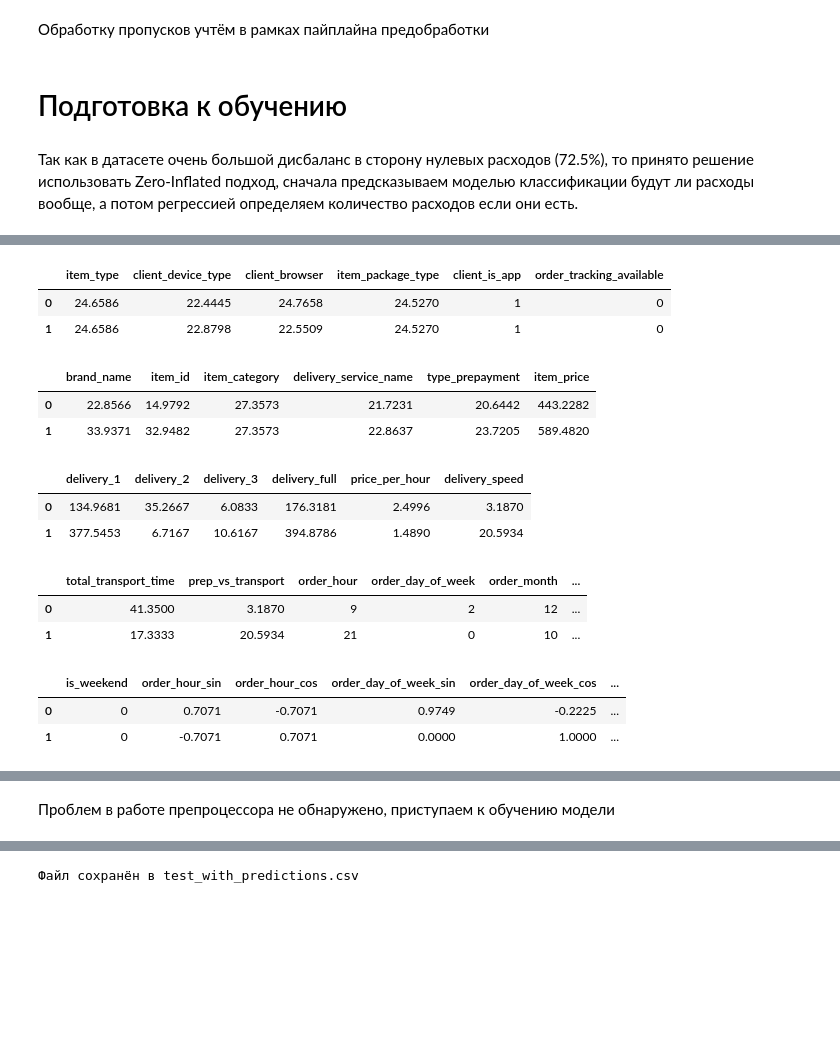
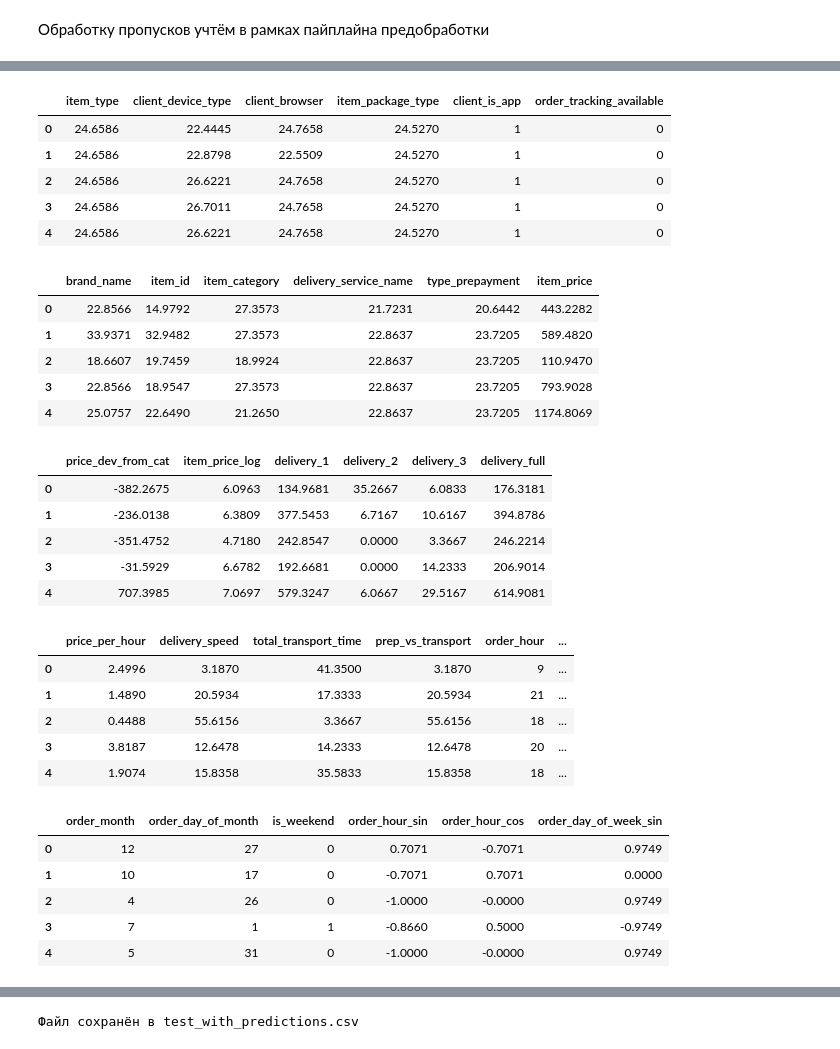
Before and after one commit to PSImera/tz_tutu_ds, a Jupyter notebook: tz_tutu_ds.ipynb, the cells around one changed output, grey strips where cells are left out. Saved outputs shown, nothing was run; the diff lists cells and outputs as text; code cells hidden in the pictures; blank space fills up the shorter version.

Commit message:
only 1 zir model, 3 regressors, new plots, price features, other small fixes

```diff
--- a/tz_tutu_ds.ipynb
+++ b/tz_tutu_ds.ipynb
@@ -186,8 +205,4 @@ memory usage: 14.3+ MB
 |  | item_category | delivery_service_name | type_prepayment | item_price |
 | 0 | 5554bea4-f3cd-4432-bb13-73698f52de88 | eec00286-b56b-44b0-8882-7b7022355a8f | 0 | 630.3887 |
 | 1 | 25f9f297-40a8-45d9-bb67-4b0f6dad1315 | 5c8a6701-853f-4721-86f0-86e79f7220c4 | 1 | 1436.8475 |
-# %%
-# Удалим технический столбец
-df_train = df_train.drop(columns=["Unnamed: 0"])
-df_test = df_test.drop(columns=["Unnamed: 0"])
 # %%
@@ -315,0 +404,3 @@ print(f'Максимальная длинна списка ключевых сл
+# %%
+mean_prices = df_train.groupby('item_category')['item_price'].transform('mean')
+df_train['price_dev_from_cat'] = df_train['item_price'] - mean_prices
@@ -552,4 +692,0 @@ class BoolToNumTransformer(BaseEstimator, TransformerMixin):
-# %% [markdown]
-# Подготовка к обучению
-# %% [markdown]
-Так как в датасете очень большой дисбаланс в сторону нулевых расходов (72.5%), то принято решение использовать Zero-Inflated подход, сначала предсказываем моделью классификации будут ли расходы вообще, а потом регрессией определяем количество расходов если они есть.
@@ -607,20 +699,42 @@ categorial_fetures = [
     ]
 
 preprocessor = Pipeline([
+    ('price_features', PriceFeatureExtractor(price_col='item_price', groupby_col='item_category')),
     ('date_features', DateFeatureExtractor(['order_date', 'stock_departure_date', 'delivery_service_departure_date', 'client_arrival_date'])),
     ('geographic_features', GeographicFeatureExtractor(['departure_country', 'arrival_country', 'departure_region', 'arrival_region', 'departure_city', 'arrival_city'])),
     ('order_features', OrderFeatureExtractor('order_id')),
     ('keywords_features', KeywordsFeatureExtractor('client_keywords')),
     ('bool_to_num', BoolToNumTransformer(['client_is_app'])),
-    ('categorical_encoder', TargetEncoder(cols=categorial_fetures))
+    ('categorical_encoder', TargetEncoder(cols=categorial_fetures)),
+    ('cols_droper', ColsDroper(['Unnamed: 0'])),
 ])
+preprocessor_catboost = Pipeline([
+    ('price_features', PriceFeatureExtractor(price_col='item_price', groupby_col='item_category')),
+    ('date_features', DateFeatureExtractor(['order_date', 'stock_departure_date', 'delivery_service_departure_date', 'client_arrival_date'])),
+    ('geographic_features', GeographicFeatureExtractor(['departure_country', 'arrival_country', 'departure_region', 'arrival_region', 'departure_city', 'arrival_city'])),
+    ('order_features', OrderFeatureExtractor('order_id')),
+    ('keywords_features', KeywordsFeatureExtractor('client_keywords')),
+    ('bool_to_num', BoolToNumTransformer(['client_is_app'])),
+    ('cols_droper', ColsDroper(['Unnamed: 0'])),
+])
 # %%
-# протестируем работу препроцессора
-test_pipeline = Pipeline([('preprocessor', preprocessor)])
-test_X = test_pipeline.fit_transform(X_train, y_train)
+# подготавливаем фичи к обучению
+preprocessor_pipeline = Pipeline([('preprocessor', preprocessor)])
+preprocessor_catboost_pipeline = Pipeline([('preprocessor', preprocessor_catboost)])
 
-test_X.info()
-display_cols(test_X, 6, 2)
+X_train_preprocessed = preprocessor_pipeline.fit_transform(X_train, y_train)
+X_train_catboost_preprocessed = preprocessor_catboost_pipeline.fit_transform(X_train, y_train)
+
+X_test_preprocessed = preprocessor_pipeline.transform(df_test)
+X_test_preprocessed = X_test_preprocessed[X_train_preprocessed.columns]
+
+# Нужно для обучения регрессора при использовании ZeroInflated подхода
+mask_nonzero = y_train != 0
+X_train_preprocessed_nonzero = X_train_preprocessed[mask_nonzero]
+y_train_nonzero = y_train[mask_nonzero]
+
+X_train_preprocessed.info()
+display_cols(X_train_preprocessed, 6, 5)
 # %% [output]
 <class 'pandas.core.frame.DataFrame'>
 Index: 276201 entries, 0 to 276204
@@ -642,15 +756,30 @@ memory usage: 153.8 MB
 |  | item_type | client_device_type | client_browser | item_package_type | client_is_app | order_tracking_available |
 | 0 | 24.6586 | 22.4445 | 24.7658 | 24.5270 | 1 | 0 |
 | 1 | 24.6586 | 22.8798 | 22.5509 | 24.5270 | 1 | 0 |
+| 2 | 24.6586 | 26.6221 | 24.7658 | 24.5270 | 1 | 0 |
+| 3 | 24.6586 | 26.7011 | 24.7658 | 24.5270 | 1 | 0 |
+| 4 | 24.6586 | 26.6221 | 24.7658 | 24.5270 | 1 | 0 |
 |  | brand_name | item_id | item_category | delivery_service_name | type_prepayment | item_price |
 | 0 | 22.8566 | 14.9792 | 27.3573 | 21.7231 | 20.6442 | 443.2282 |
 | 1 | 33.9371 | 32.9482 | 27.3573 | 22.8637 | 23.7205 | 589.4820 |
+| 2 | 18.6607 | 19.7459 | 18.9924 | 22.8637 | 23.7205 | 110.9470 |
+| 3 | 22.8566 | 18.9547 | 27.3573 | 22.8637 | 23.7205 | 793.9028 |
+| 4 | 25.0757 | 22.6490 | 21.2650 | 22.8637 | 23.7205 | 1174.8069 |
-|  | delivery_1 | delivery_2 | delivery_3 | delivery_full | price_per_hour | delivery_speed |
-| 0 | 134.9681 | 35.2667 | 6.0833 | 176.3181 | 2.4996 | 3.1870 |
-| 1 | 377.5453 | 6.7167 | 10.6167 | 394.8786 | 1.4890 | 20.5934 |
+|  | price_dev_from_cat | item_price_log | delivery_1 | delivery_2 | delivery_3 | delivery_full |
+| 0 | -382.2675 | 6.0963 | 134.9681 | 35.2667 | 6.0833 | 176.3181 |
+| 1 | -236.0138 | 6.3809 | 377.5453 | 6.7167 | 10.6167 | 394.8786 |
+| 2 | -351.4752 | 4.7180 | 242.8547 | 0.0000 | 3.3667 | 246.2214 |
+| 3 | -31.5929 | 6.6782 | 192.6681 | 0.0000 | 14.2333 | 206.9014 |
+| 4 | 707.3985 | 7.0697 | 579.3247 | 6.0667 | 29.5167 | 614.9081 |
-|  | total_transport_time | prep_vs_transport | order_hour | order_day_of_week | order_month | ... |
-| 0 | 41.3500 | 3.1870 | 9 | 2 | 12 | ... |
-| 1 | 17.3333 | 20.5934 | 21 | 0 | 10 | ... |
+|  | price_per_hour | delivery_speed | total_transport_time | prep_vs_transport | order_hour | ... |
+| 0 | 2.4996 | 3.1870 | 41.3500 | 3.1870 | 9 | ... |
+| 1 | 1.4890 | 20.5934 | 17.3333 | 20.5934 | 21 | ... |
+| 2 | 0.4488 | 55.6156 | 3.3667 | 55.6156 | 18 | ... |
+| 3 | 3.8187 | 12.6478 | 14.2333 | 12.6478 | 20 | ... |
+| 4 | 1.9074 | 15.8358 | 35.5833 | 15.8358 | 18 | ... |
-|  | is_weekend | order_hour_sin | order_hour_cos | order_day_of_week_sin | order_day_of_week_cos | ... |
-| 0 | 0 | 0.7071 | -0.7071 | 0.9749 | -0.2225 | ... |
-| 1 | 0 | -0.7071 | 0.7071 | 0.0000 | 1.0000 | ... |
+|  | order_month | order_day_of_month | is_weekend | order_hour_sin | order_hour_cos | order_day_of_week_sin |
+| 0 | 12 | 27 | 0 | 0.7071 | -0.7071 | 0.9749 |
+| 1 | 10 | 17 | 0 | -0.7071 | 0.7071 | 0.0000 |
+| 2 | 4 | 26 | 0 | -1.0000 | -0.0000 | 0.9749 |
+| 3 | 7 | 1 | 1 | -0.8660 | 0.5000 | -0.9749 |
+| 4 | 5 | 31 | 0 | -1.0000 | -0.0000 | 0.9749 |
@@ -681,2 +833,0 @@ memory usage: 153.8 MB
-# %% [markdown]
-Проблем в работе препроцессора не обнаружено, приступаем к обучению модели
```
Also changed, not shown: parts of 82 cells of this notebook, 14 other files.
